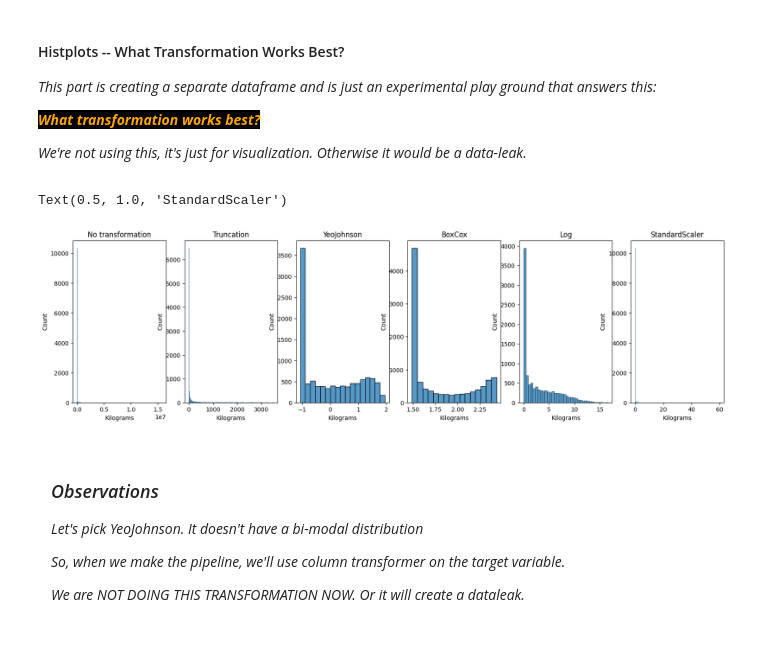
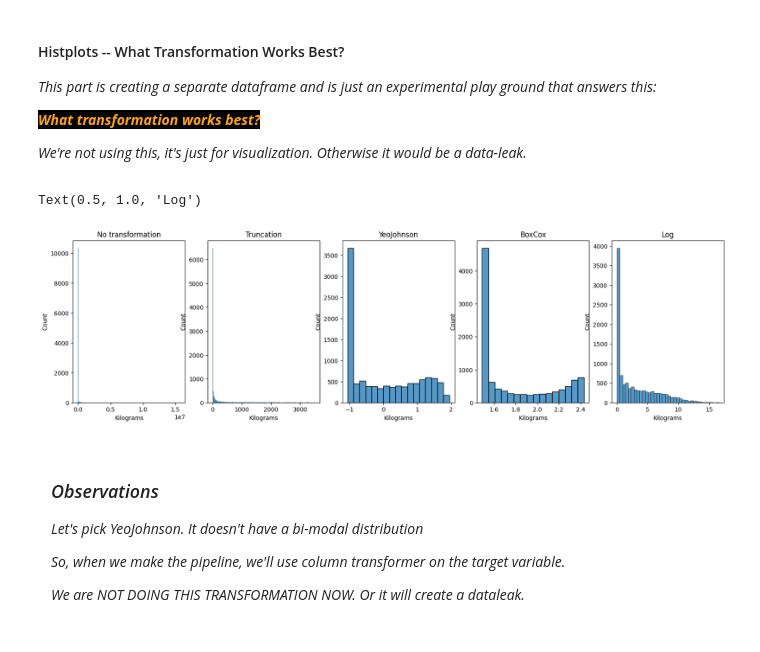
Before and after one commit to jehuhta/Intro_ML, a Jupyter notebook: ex1_05_extra1.ipynb, the cells around one changed output. Cells and saved outputs as stored; diff of their text form; code cells hidden in the pictures.

```diff
--- a/ex1_05_extra1.ipynb
+++ b/ex1_05_extra1.ipynb
@@ -468,36 +468,35 @@ df_copy = df_copy[df_copy["Kilograms"] < df_copy["Kilograms"].quantile(Y_TRUNC)]
 
 sns.histplot(df_copy, x="Kilograms", ax=axes[1])
 
 # HISTPLOT 3 -- yeojohnson
 pt = PowerTransformer(method='yeo-johnson')
 df_copy_yeo = df.copy()
 df_copy_yeo["Kilograms"] = pt.fit_transform(df_copy_yeo[["Kilograms"]])
 sns.histplot(df_copy_yeo, x="Kilograms", ax=axes[2])
 
 # HISTPLOT 4 -- boxcox
 df_copy_bc = df.copy()
 
 df_copy_bc['Kilograms'], _ = stats.boxcox(df_copy_bc['Kilograms'] + 10)
 sns.histplot(df_copy_bc, x="Kilograms", ax=axes[3])
 
 # HISTPLOT 5 -- Log
 df_copy_log = df.copy()
 
 df_copy_log['Kilograms'] = np.log1p(df_copy_log['Kilograms'])
 sns.histplot(df_copy_log, x="Kilograms", ax=axes[4])
 
 
 
 # TITLES
 axes[0].set_title("No transformation")
 axes[1].set_title("Truncation")
 axes[2].set_title("YeoJohnson")
 axes[3].set_title("BoxCox")
 axes[4].set_title("Log")
-axes[5].set_title("StandardScaler")
 # %% [output]
-Text(0.5, 1.0, 'StandardScaler')
+Text(0.5, 1.0, 'Log')
-[figure, old version]
+[figure, new version]
 # %% [markdown]
 <div style="border: 3px dashed white; padding: 10px; box-sizing: border-box;">
 
```
Also changed, not shown: parts of 2 cells of this notebook, 1 other file.
